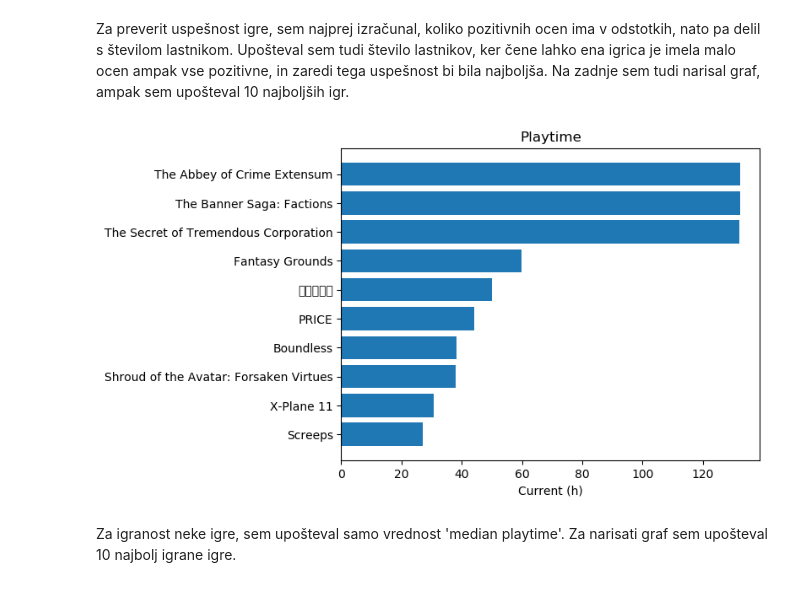
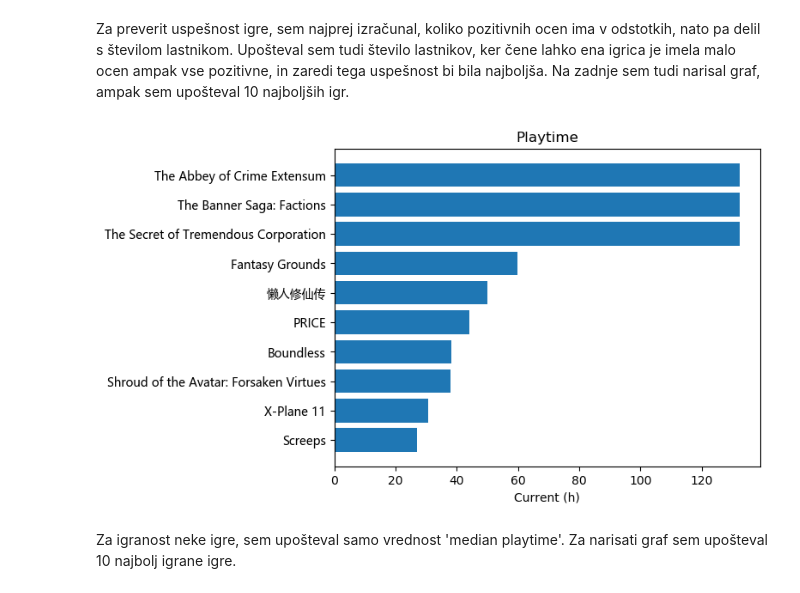
Before and after one commit to matejgrzinic/PR20MGDPMZML, a Jupyter notebook: laurencic.ipynb, the cells around one changed output. Cells and saved outputs as stored; diff of their text form; code cells hidden in the pictures.

```diff
--- a/laurencic.ipynb
+++ b/laurencic.ipynb
@@ -18,6 +18,8 @@ import matplotlib as plt
 from csv import DictReader
 import matplotlib.pyplot as plt
 
+csfont = {'fontname':'Microsoft YaHei'} #kitajski font
+
 r = DictReader(open('Data/steam.csv', 'rt', encoding='utf-8'))
 sloCat = dict()
 sloDev = dict()
@@ -134,31 +136,31 @@ Za preverit uspešnost igre, sem najprej izračunal, koliko pozitivnih ocen ima
 # %%
 #trenutno igranost - average_playtime / median_playtime
 
 stIzpisov=10 #število igr za izpisat
 
 a = DictReader(open('Data/steam.csv', 'rt', encoding='utf-8'))
 sloPly = dict()
 for row in a:
     avr = float(row["median_playtime"])
     if avr > 0.0:
         avr = (avr / 60) / 24
         sloPly[row["name"]] = avr
 
 sloPly = {k: v for k, v in sorted(sloPly.items(), key=lambda item: item[1], reverse=True)}
 sloPly = {k: sloPly[k] for k in list(sloPly.keys())[:stIzpisov]}
 
 plt.rcdefaults()
 fig, ax = plt.subplots()
 y_pos = np.arange(len(list(sloPly.keys())))
 ax.barh(y_pos, sloPly.values(), align='center')
 ax.set_yticks(y_pos)
-ax.set_yticklabels(list(sloPly.keys()))
+ax.set_yticklabels(list(sloPly.keys()), **csfont)
 ax.invert_yaxis()
 ax.set_xlabel('Current (h)')
 ax.set_title('Playtime')
 plt.show()
 # %% [output]
-[figure, old version]
+[figure, new version]
 # %% [markdown]
 Za igranost neke igre, sem upošteval samo vrednost 'median playtime'. Za narisati graf sem upošteval 10 najbolj igrane igre.
 # %%
```
Also changed, not shown: parts of 3 cells of this notebook.
